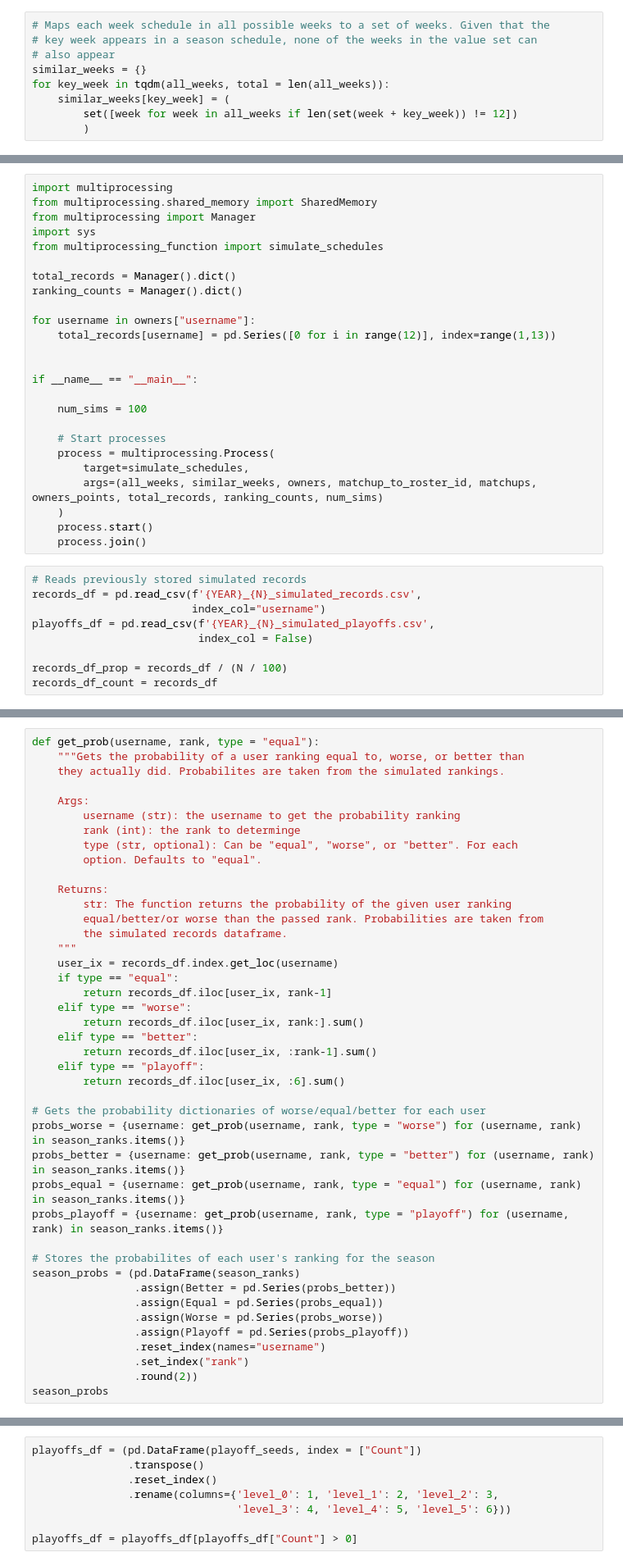
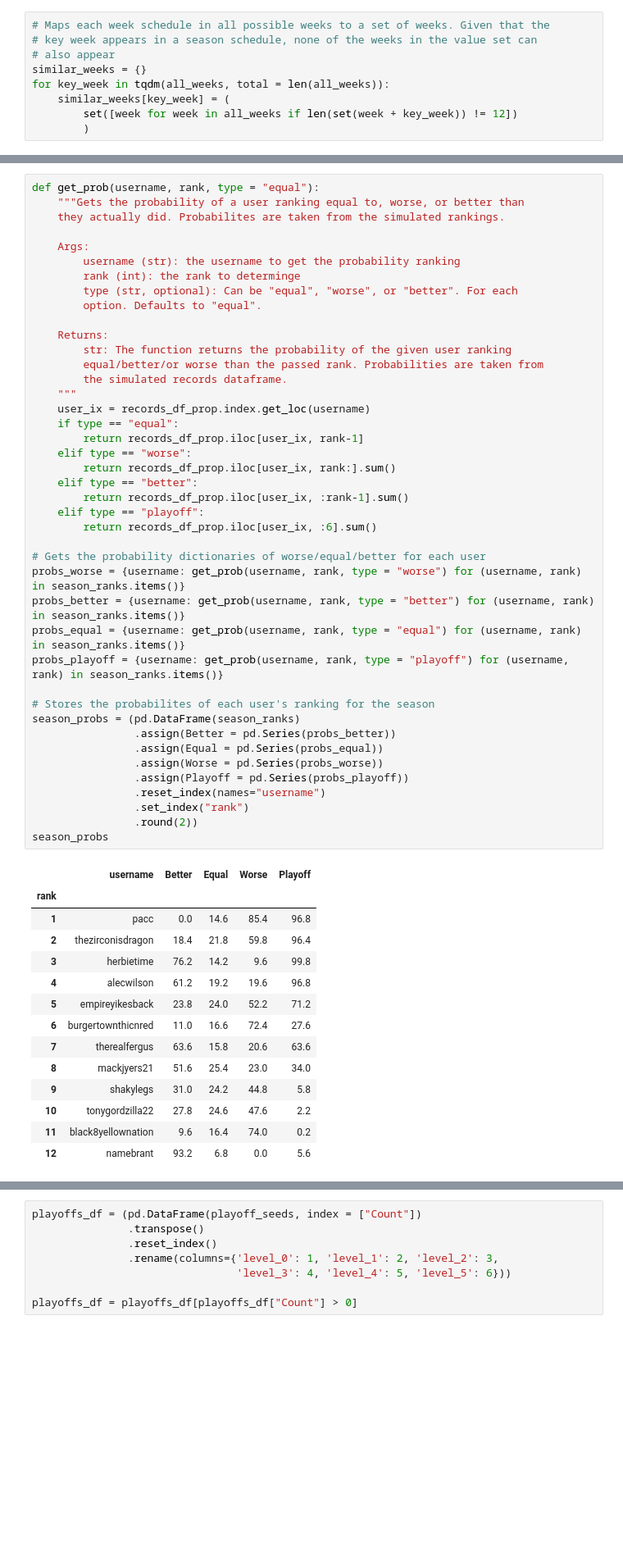
Before and after one commit to mfjacobsen/Fantasy-Football, a Jupyter notebook: 2023WinDistribution.ipynb, the cells around one changed output, grey strips where cells are left out. Shown at 82% size. Drawn from its saved outputs; the diff is of its cells as text; blank space fills up the shorter version.

Commit message:
Multiprocessing update

```diff
--- a/2023WinDistribution.ipynb
+++ b/2023WinDistribution.ipynb
@@ -225,37 +228,3 @@ playoffs_df.to_csv(f'{YEAR}_{N}_simulated_playoffs.csv', index = False)
-# %%
-import multiprocessing
-from multiprocessing.shared_memory import SharedMemory
-from multiprocessing import Manager
-import sys
-from multiprocessing_function import simulate_schedules
-
-total_records = Manager().dict()
-ranking_counts = Manager().dict()
-
-for username in owners["username"]:
-    total_records[username] = pd.Series([0 for i in range(12)], index=range(1,13))
-
-
-if __name__ == "__main__":
-
-    num_sims = 100
-
-    # Start processes
-    process = multiprocessing.Process(
-        target=simulate_schedules,
-        args=(all_weeks, similar_weeks, owners, matchup_to_roster_id, matchups, owners_points, total_records, ranking_counts, num_sims)
-    )
-    process.start()
-    process.join()
-# %%
-# Reads previously stored simulated records
-records_df = pd.read_csv(f'{YEAR}_{N}_simulated_records.csv',
-                         index_col="username")
-playoffs_df = pd.read_csv(f'{YEAR}_{N}_simulated_playoffs.csv',
-                          index_col = False)
-
-records_df_prop = records_df / (N / 100)
-records_df_count = records_df
 # %%
 # Highlights each user's actual ranking from the season in the simulated dataframe
 def highlight_cells(row):
@@ -276,38 +260,53 @@ def get_prob(username, rank, type = "equal"):
         rank (int): the rank to determinge
         type (str, optional): Can be "equal", "worse", or "better". For each
         option. Defaults to "equal".
 
     Returns:
         str: The function returns the probability of the given user ranking
         equal/better/or worse than the passed rank. Probabilities are taken from
         the simulated records dataframe.
     """
-    user_ix = records_df.index.get_loc(username)
+    user_ix = records_df_prop.index.get_loc(username)
     if type == "equal":
-        return records_df.iloc[user_ix, rank-1]
+        return records_df_prop.iloc[user_ix, rank-1]
     elif type == "worse":
-        return records_df.iloc[user_ix, rank:].sum()
+        return records_df_prop.iloc[user_ix, rank:].sum()
     elif type == "better":
-        return records_df.iloc[user_ix, :rank-1].sum()
+        return records_df_prop.iloc[user_ix, :rank-1].sum()
     elif type == "playoff":
-        return records_df.iloc[user_ix, :6].sum()
+        return records_df_prop.iloc[user_ix, :6].sum()
 
 # Gets the probability dictionaries of worse/equal/better for each user
 probs_worse = {username: get_prob(username, rank, type = "worse") for (username, rank) in season_ranks.items()}
 probs_better = {username: get_prob(username, rank, type = "better") for (username, rank) in season_ranks.items()}
 probs_equal = {username: get_prob(username, rank, type = "equal") for (username, rank) in season_ranks.items()}
 probs_playoff = {username: get_prob(username, rank, type = "playoff") for (username, rank) in season_ranks.items()}
 
 # Stores the probabilites of each user's ranking for the season
 season_probs = (pd.DataFrame(season_ranks)
                 .assign(Better = pd.Series(probs_better))
                 .assign(Equal = pd.Series(probs_equal))
                 .assign(Worse = pd.Series(probs_worse))
                 .assign(Playoff = pd.Series(probs_playoff))
                 .reset_index(names="username")
                 .set_index("rank")
                 .round(2))
 season_probs
+# %% [output]
+|  | username | Better | Equal | Worse | Playoff |
+| rank |  |  |  |  |  |
+| 1 | pacc | 0.0 | 14.6 | 85.4 | 96.8 |
+| 2 | thezirconisdragon | 18.4 | 21.8 | 59.8 | 96.4 |
+| 3 | herbietime | 76.2 | 14.2 | 9.6 | 99.8 |
+| 4 | alecwilson | 61.2 | 19.2 | 19.6 | 96.8 |
+| 5 | empireyikesback | 23.8 | 24.0 | 52.2 | 71.2 |
+| 6 | burgertownthicnred | 11.0 | 16.6 | 72.4 | 27.6 |
+| 7 | therealfergus | 63.6 | 15.8 | 20.6 | 63.6 |
+| 8 | mackjyers21 | 51.6 | 25.4 | 23.0 | 34.0 |
+| 9 | shakylegs | 31.0 | 24.2 | 44.8 | 5.8 |
+| 10 | tonygordzilla22 | 27.8 | 24.6 | 47.6 | 2.2 |
+| 11 | black8yellownation | 9.6 | 16.4 | 74.0 | 0.2 |
+| 12 | namebrant | 93.2 | 6.8 | 0.0 | 5.6 |
 # %%
 # Plots the season probabilities as a stacked bar chart
 season_probs_melt = pd.melt(season_probs, id_vars=['username', "Playoff"], var_name=' ', value_name='Chance %')
```
Also changed, not shown: parts of 11 cells of this notebook.
